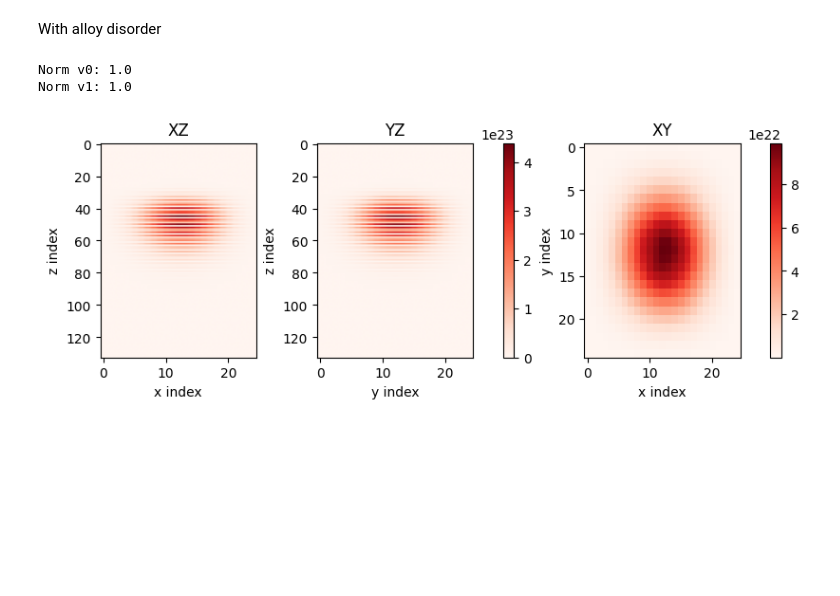
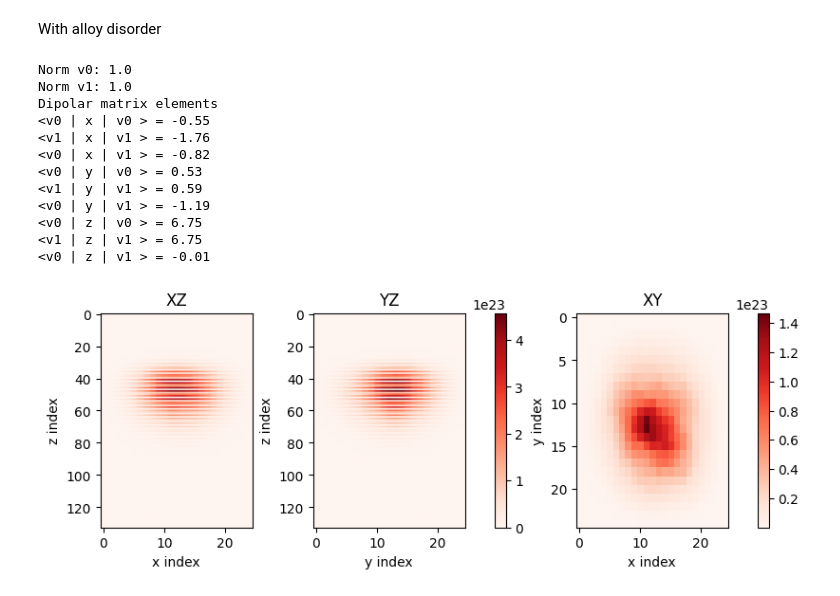
Before and after one commit to merrittlosert/alloy-disorder-sims, a Jupyter notebook: notebooks/3D_solvers_examples.ipynb, the cells around one changed output. Cells and saved outputs as stored; diff of their text form; code cells hidden in the pictures; blank space fills up the shorter version.

Commit message:
add documentation, implement 3D models and matrix elements, and re-run examples

```diff
--- a/notebooks/3D_solvers_examples.ipynb
+++ b/notebooks/3D_solvers_examples.ipynb
@@ -105,8 +188,8 @@ Norm v1: 1.0
 # %% [markdown]
 With alloy disorder
 # %%
-# Sharp vertical profile, so we see the impact of a step on the valley splitting
-prof = vp.VerticalProfile(interface_type='sigmoid', top_cap_width_nm=4, bot_cap_width_nm=4)
+# Add a large amount of Ge to the quantum well to observe disorder effects
+prof = vp.VerticalProfile(interface_type='sigmoid', top_cap_width_nm=4, bot_cap_width_nm=4, well_si_concentration=0.95)
 
 d2d = d2.Dot2D(si_concentrations=prof.si_concentrations, step_model='none', nx=25, dx_unit_cells=4)
 d3model = d3.Dot3D(step_model=d2d, dy_unit_cells=4, ny=25)
@@ -142,13 +225,29 @@ alphas_0 = Normalize(clip=True)(density_0)
 alphas_1 = Normalize(clip=True)(density_1)
 
 # Dipolar matrix elements
-#x01 = model_tb.x01_nm
-#x00 = model_tb.x00_nm
-#x11 = model_tb.x11_nm
+x01 = model_tb.x01_nm
+x00 = model_tb.x00_nm
+x11 = model_tb.x11_nm
 
-#z01 = model_tb.z01_nm
-#z00 = model_tb.z00_nm
-#z11 = model_tb.z11_nm
+y01 = model_tb.y01_nm
+y00 = model_tb.y00_nm
+y11 = model_tb.y11_nm
+
+z01 = model_tb.z01_nm
+z00 = model_tb.z00_nm
+z11 = model_tb.z11_nm
+
+print('Dipolar matrix elements')
+print(f"<v0 | x | v0 > = {x00:0.2f}")
+print(f"<v1 | x | v1 > = {x11:0.2f}")
+print(f"<v0 | x | v1 > = {x01:0.2f}")
+print(f"<v0 | y | v0 > = {y00:0.2f}")
+print(f"<v1 | y | v1 > = {y11:0.2f}")
+print(f"<v0 | y | v1 > = {y01:0.2f}")
+print(f"<v0 | z | v0 > = {z00:0.2f}")
+print(f"<v1 | z | v1 > = {z11:0.2f}")
+print(f"<v0 | z | v1 > = {z01:0.2f}")
+
 
 (nx, ny, nz) = np.shape(density_0)
 density_0_xz = np.mean(density_0, axis=1)
@@ -158,41 +257,41 @@ density_0_xy = np.mean(density_0, axis=2)
 max_wf = max([np.max(density_0_xz), np.max(density_0_yz), np.max(density_0_xy)])
 
 
 # Plotting
 fig, ax = plt.subplots(1, 3, figsize=(8,3), layout='constrained')
 
 im0 = ax[0].imshow(density_0_xz.T, cmap="Reds",  vmin=0, vmax=max_wf, aspect='auto')
 ax[0].set_title('XZ')
 
 im1 = ax[1].imshow(density_0_yz.T, cmap="Reds",  vmin=0, vmax=max_wf, aspect='auto')
 fig.colorbar(im1, ax=ax[1])
 ax[1].set_title('YZ')
 
 im2 = ax[2].imshow(density_0_xy.T, cmap="Reds", aspect='auto')
 fig.colorbar(im2, ax=ax[2])
 ax[2].set_title('XY')
 
-"""
-ax[0].text(0.05, 0.26, r"$\langle v_0 | x | v_0 \rangle = $" + f"{x00:0.2f} (nm)", transform=ax[0].transAxes)
-ax[0].text(0.05, 0.33, r"$\langle v_1 | x | v_1 \rangle = $" + f"{x11:0.2f} (nm)", transform=ax[0].transAxes)
-ax[0].text(0.05, 0.4, r"$\langle v_0 | x | v_1 \rangle = $" + f"{x01:0.2f} (nm)", transform=ax[0].transAxes)
-
-ax[1].text(0.05, 0.26, r"$\langle v_0 | z | v_0 \rangle = $" + f"{z00:0.2f} (nm)", transform=ax[1].transAxes)
-ax[1].text(0.05, 0.33, r"$\langle v_1 | z | v_1 \rangle = $" + f"{z11:0.2f} (nm)", transform=ax[1].transAxes)
-ax[1].text(0.05, 0.4, r"$\langle v_0 | z | v_1 \rangle = $" + f"{z01:0.2f} (nm)", transform=ax[1].transAxes)
-"""
-
 ax[0].set_xlabel("x index")
 ax[0].set_ylabel("z index")
 
 ax[1].set_xlabel("y index")
 ax[1].set_ylabel("z index")
 
 ax[2].set_xlabel("x index")
 ax[2].set_ylabel("y index")
 
 plt.show()
 # %% [output]
 Norm v0: 1.0
 Norm v1: 1.0
+Dipolar matrix elements
+<v0 | x | v0 > = -0.55
+<v1 | x | v1 > = -1.76
+<v0 | x | v1 > = -0.82
+<v0 | y | v0 > = 0.53
+<v1 | y | v1 > = 0.59
+<v0 | y | v1 > = -1.19
+<v0 | z | v0 > = 6.75
+<v1 | z | v1 > = 6.75
+<v0 | z | v1 > = -0.01
-[figure, old version]
+[figure, new version]
```
Also changed, not shown: parts of 4 cells of this notebook, 8 other files.
